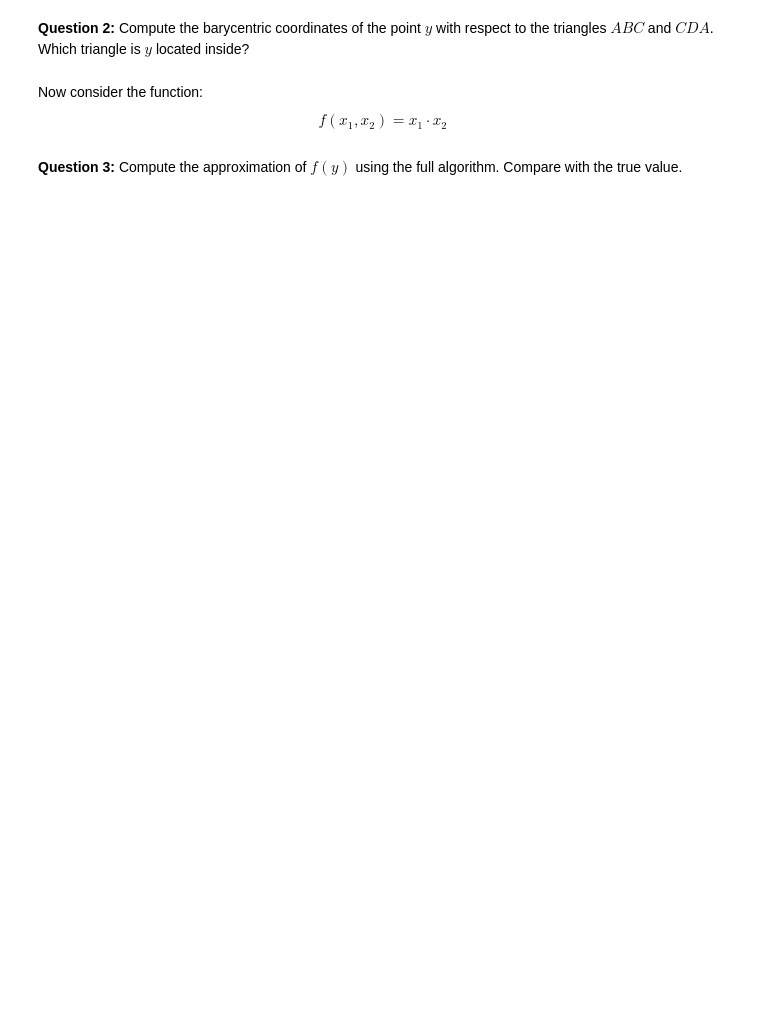
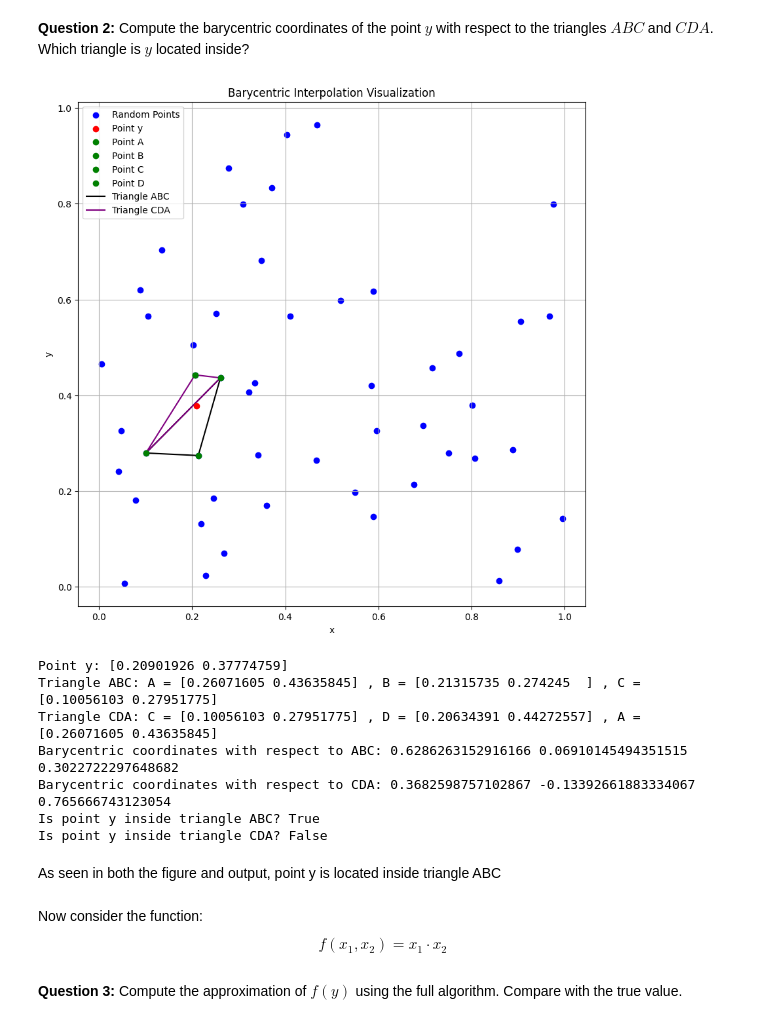
Before and after one commit to NumEconCopenhagen/projects-2024-ccc, a Jupyter notebook: EXAM/exam_2024.ipynb, the cells around one changed output. Drawn from its saved outputs; the diff is of its cells as text; code cells hidden in the pictures; blank space fills up the shorter version.

```diff
--- a/EXAM/exam_2024.ipynb
+++ b/EXAM/exam_2024.ipynb
@@ -424,3 +495,72 @@ y = rng.uniform(size=(2,))
+# %%
+# Function to compute barycentric coordinates
+def barycentric_coords(A, B, C, P):
+    denom = (B[1] - C[1]) * (A[0] - C[0]) + (C[0] - B[0]) * (A[1] - C[1])
+    r1 = ((B[1] - C[1]) * (P[0] - C[0]) + (C[0] - B[0]) * (P[1] - C[1])) / denom
+    r2 = ((C[1] - A[1]) * (P[0] - C[0]) + (A[0] - C[0]) * (P[1] - C[1])) / denom
+    r3 = 1 - r1 - r2
+    return r1, r2, r3
+
+# Sample data
+rng = np.random.default_rng(2024)
+X = rng.uniform(size=(50, 2))
+y = rng.uniform(size=(2,))
+
+# Defining points A, B, C, D
+A = min([x for x in X if x[0] > y[0] and x[1] > y[1]], key=lambda x: np.sqrt((x[0]-y[0])**2 + (x[1]-y[1])**2))
+B = min([x for x in X if x[0] > y[0] and x[1] < y[1]], key=lambda x: np.sqrt((x[0]-y[0])**2 + (x[1]-y[1])**2))
+C = min([x for x in X if x[0] < y[0] and x[1] < y[1]], key=lambda x: np.sqrt((x[0]-y[0])**2 + (x[1]-y[1])**2))
+D = min([x for x in X if x[0] < y[0] and x[1] > y[1]], key=lambda x: np.sqrt((x[0]-y[0])**2 + (x[1]-y[1])**2))
+
+# Compute barycentric coordinates for point y with respect to triangles ABC and CDA
+rABC1, rABC2, rABC3 = barycentric_coords(A, B, C, y)
+rCDA1, rCDA2, rCDA3 = barycentric_coords(C, D, A, y)
+
+# Check if the point is inside the triangles
+def is_inside_triangle(r1, r2, r3):
+    return (r1 >= 0) and (r2 >= 0) and (r3 >= 0)
+
+inside_ABC = is_inside_triangle(rABC1, rABC2, rABC3)
+inside_CDA = is_inside_triangle(rCDA1, rCDA2, rCDA3)
+
+# Plotting
+plt.figure(figsize=(10, 10))
+plt.scatter(X[:, 0], X[:, 1], color='blue', label='Random Points')
+plt.scatter(*y, color='red', label='Point y', zorder=5)
+plt.scatter(*A, color='green', label='Point A', zorder=5)
+plt.scatter(*B, color='green', label='Point B', zorder=5)
+plt.scatter(*C, color='green', label='Point C', zorder=5)
+plt.scatter(*D, color='green', label='Point D', zorder=5)
+
+plt.plot([A[0], B[0], C[0], A[0]], [A[1], B[1], C[1], A[1]], color='black', label='Triangle ABC')
+plt.plot([C[0], D[0], A[0], C[0]], [C[1], D[1], A[1], C[1]], color='purple', label='Triangle CDA')
+
+plt.legend()
+plt.xlabel('x')
+plt.ylabel('y')
+plt.title('Barycentric Interpolation Visualization')
+plt.grid(True)
+plt.show()
+
+# Print results
+print("Point y:", y)
+print("Triangle ABC: A =", A, ", B =", B, ", C =", C)
+print("Triangle CDA: C =", C, ", D =", D, ", A =", A)
+print("Barycentric coordinates with respect to ABC:", rABC1, rABC2, rABC3)
+print("Barycentric coordinates with respect to CDA:", rCDA1, rCDA2, rCDA3)
+print("Is point y inside triangle ABC?", inside_ABC)
+print("Is point y inside triangle CDA?", inside_CDA)
+# %% [output]
+[figure, added]
+Point y: [0.20901926 0.37774759]
+Triangle ABC: A = [0.26071605 0.43635845] , B = [0.21315735 0.274245  ] , C = [0.10056103 0.27951775]
+Triangle CDA: C = [0.10056103 0.27951775] , D = [0.20634391 0.44272557] , A = [0.26071605 0.43635845]
+Barycentric coordinates with respect to ABC: 0.6286263152916166 0.06910145494351515 0.3022722297648682
+Barycentric coordinates with respect to CDA: 0.3682598757102867 -0.13392661883334067 0.765666743123054
+Is point y inside triangle ABC? True
+Is point y inside triangle CDA? False
+# %% [markdown]
+As seen in both the figure and output, point y is located inside triangle ABC
 # %% [markdown]
 Now consider the function:
 $$
```
Also changed, not shown: parts of 12 cells of this notebook.
